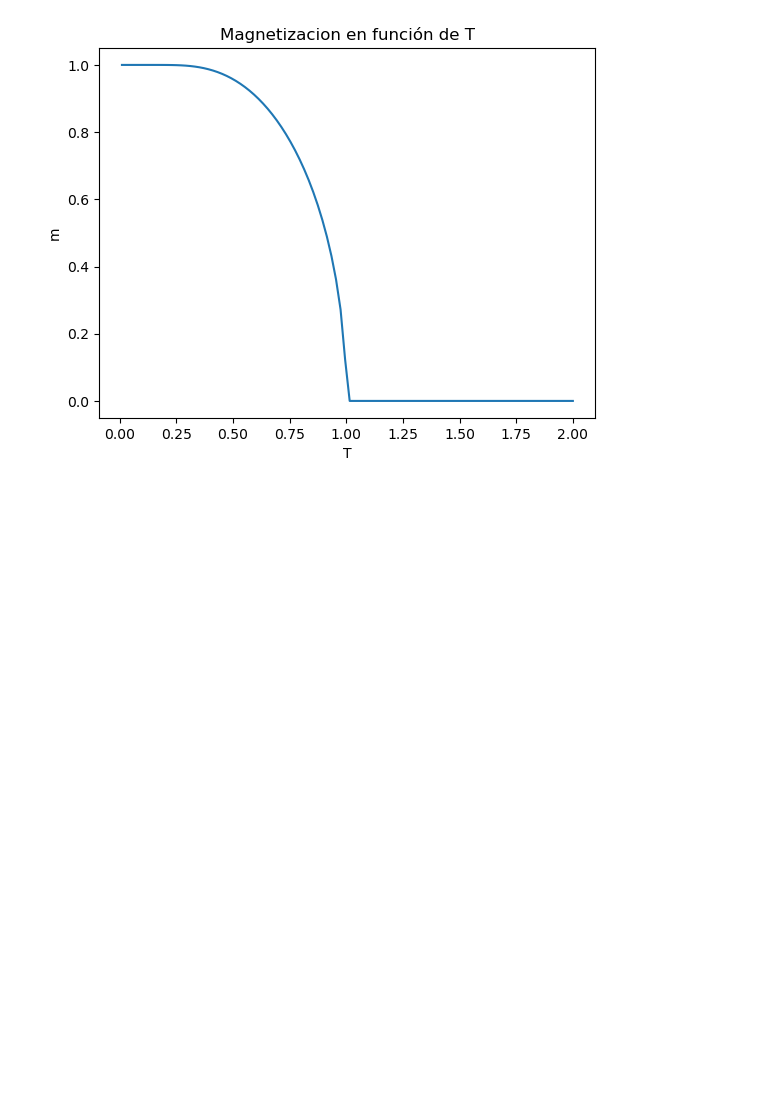
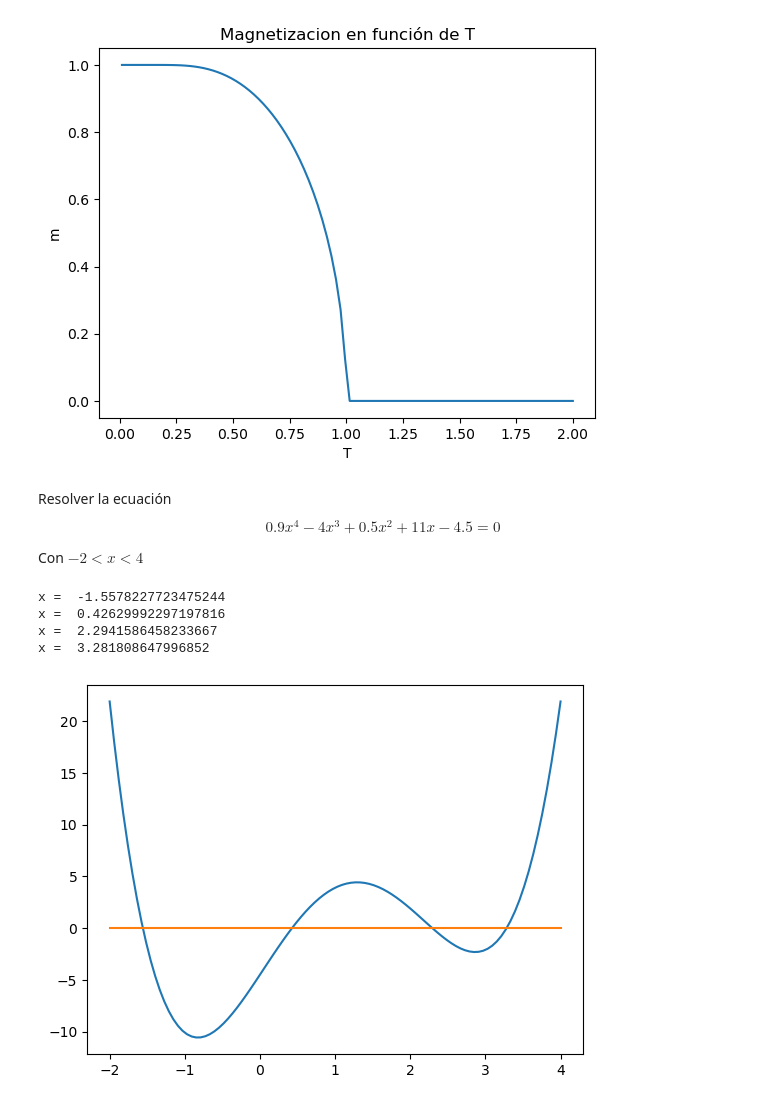
Before and after one commit to AlejandroRG03/computacion_master, a Jupyter notebook: computacion_numerica/ecuaciones_no_lineales.ipynb, the cells around one changed output. Drawn from its saved outputs; the diff is of its cells as text; code cells hidden in the pictures; blank space fills up the shorter version.

```diff
--- a/computacion_numerica/ecuaciones_no_lineales.ipynb
+++ b/computacion_numerica/ecuaciones_no_lineales.ipynb
@@ -46,3 +46,31 @@ plt.title('Magnetizacion en función de T')
 plt.show()
 # %% [output]
 [figure]
+# %% [markdown]
+Resolver la ecuación
+$$0.9 x^4 - 4x^3 + 0.5 x^2 + 11x -4.5 = 0$$
+
+Con $-2<x<4$
+# %%
+from scipy.optimize import fsolve
+import matplotlib.pyplot as plt
+import numpy as np
+
+def f(x):
+    return 0.9*x**4 - 4*x**3 + 0.5*x**2 + 11*x -4.5
+x = np.linspace(-2,4,100)
+plt.plot(x, f(x))
+plt.plot([-2,4],[0,0])
+
+# Polinomimo de grado 4 -> 4 soluciones complejas
+
+sols = [fsolve(f,-2), fsolve(f,0), fsolve(f,2), fsolve(f,4)]
+
+for sol in sols:
+    print('x = ', sol[0])#:)
+# %% [output]
+x =  -1.5578227723475244
+x =  0.42629992297197816
+x =  2.2941586458233667
+x =  3.281808647996852
+[figure, added]
```
Also changed, not shown: parts of 3 cells of this notebook, 8 other files.
